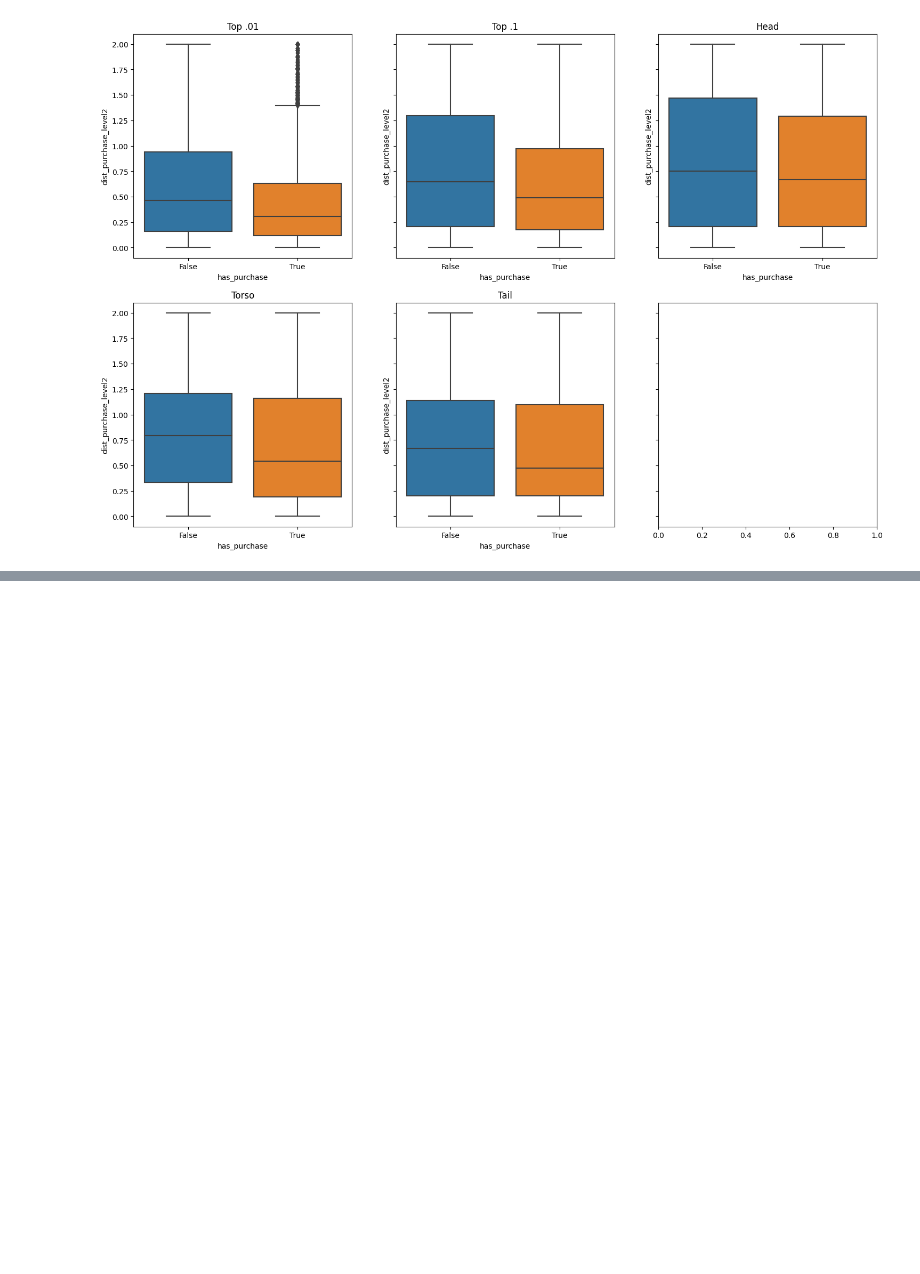
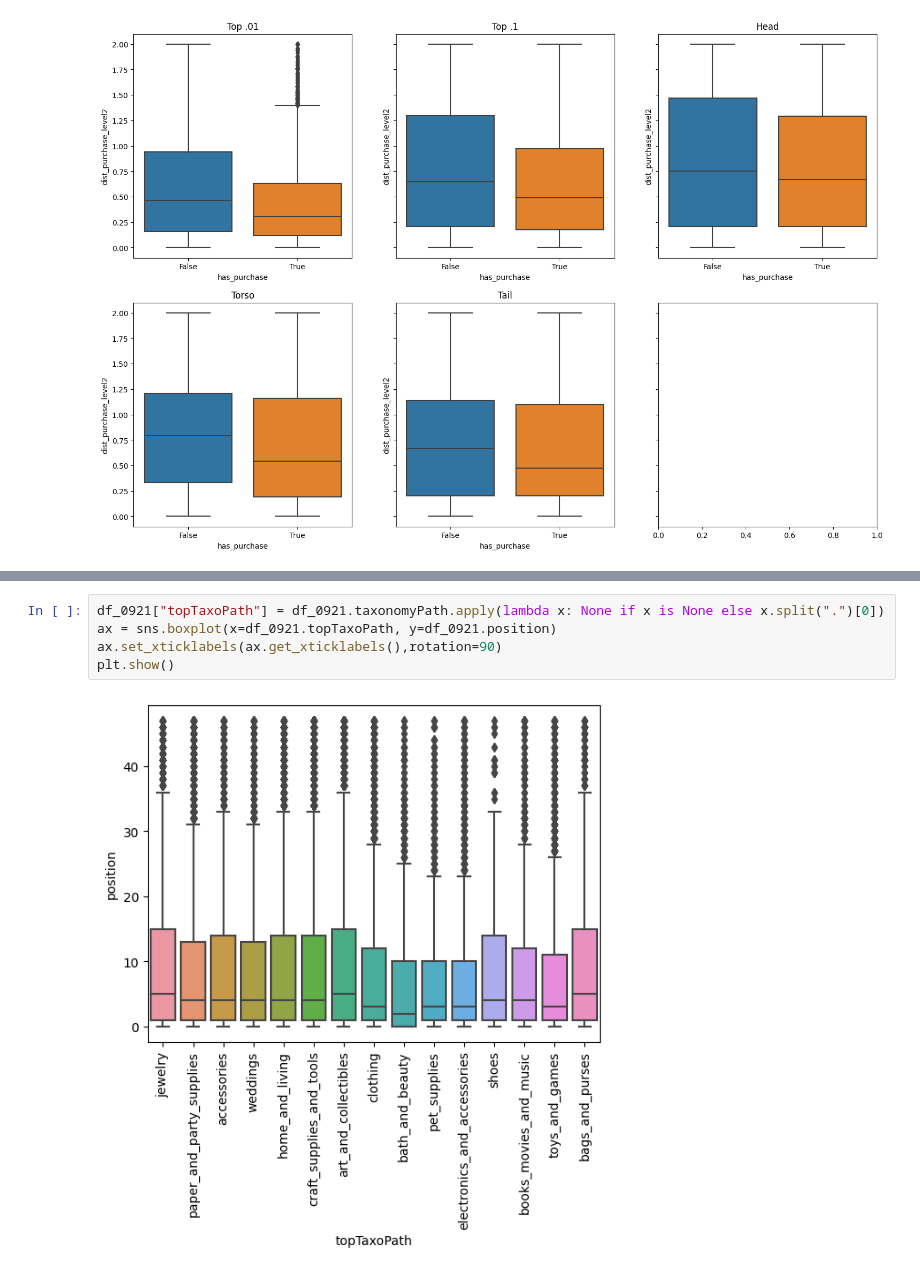
Before and after one commit to yqngzh/yzhang-adhoc-analysis, a Jupyter notebook: 2023Q3_query_taxonomy/6_boost_distribution_match_opp_sizing.ipynb, the cells around one changed output, grey strips where cells are left out. Drawn from its saved outputs; the diff is of its cells as text; blank space fills up the shorter version.

```diff
--- a/2023Q3_query_taxonomy/6_distribution_match_opp_sizing.ipynb
+++ b/2023Q3_query_taxonomy/6_boost_distribution_match_opp_sizing.ipynb
@@ -331,0 +427,7 @@ plt.show()
+# %%
+df_0921["topTaxoPath"] = df_0921.taxonomyPath.apply(lambda x: None if x is None else x.split(".")[0])
+ax = sns.boxplot(x=df_0921.topTaxoPath, y=df_0921.position)
+ax.set_xticklabels(ax.get_xticklabels(),rotation=90)
+plt.show()
+# %% [output]
+[figure, added]
```
Also changed, not shown: parts of 12 cells of this notebook, 1 other file.
